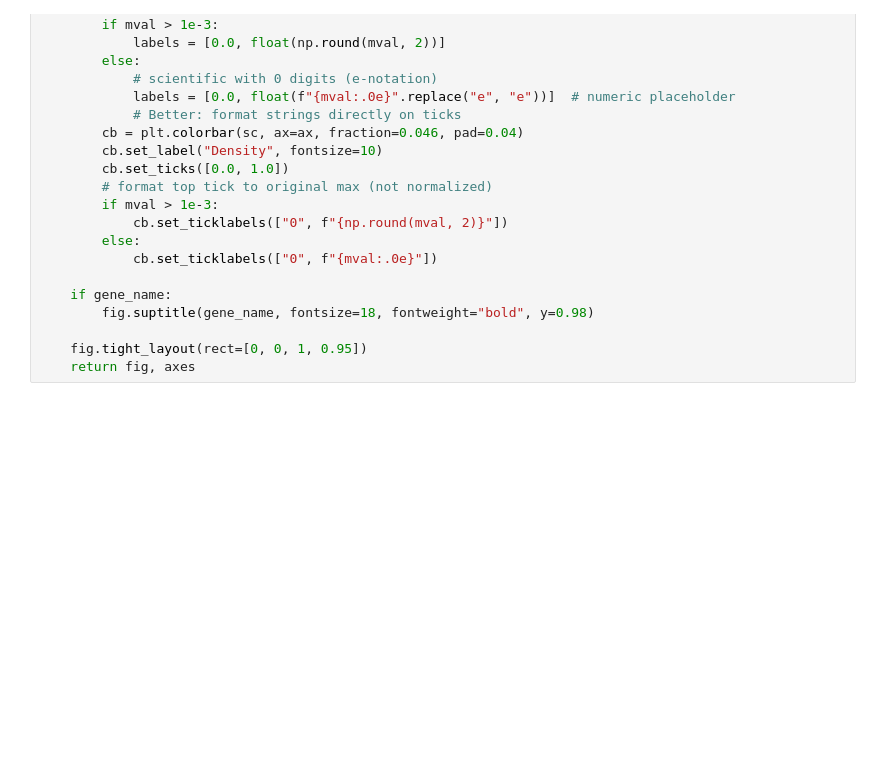
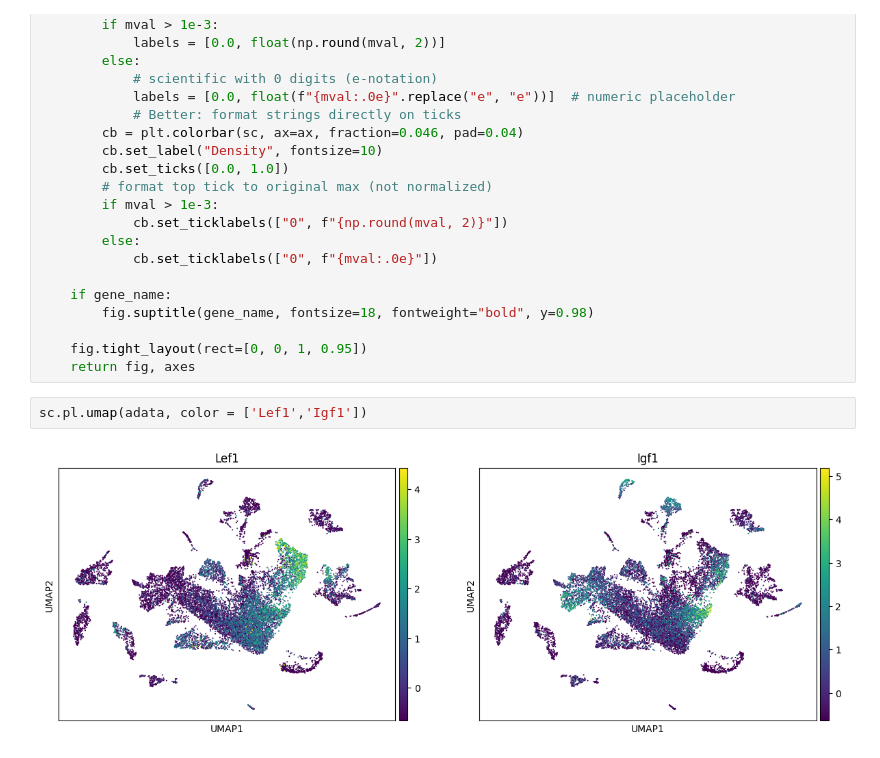
Before and after one commit to jassonmakkar/pylmd, a Jupyter notebook: pylmd/pylmd/Untitled1.ipynb, the cells around one changed output. Cells and saved outputs as stored; diff of their text form; blank space fills up the shorter version.

```diff
--- a/pylmd/pylmd/Untitled1.ipynb
+++ b/pylmd/pylmd/Untitled1.ipynb
@@ -757,6 +757,10 @@ def visualize_diffusion(
 
     fig.tight_layout(rect=[0, 0, 1, 0.95])
     return fig, axes
+# %%
+sc.pl.umap(adata, color = ['Lef1','Igf1'])
+# %% [output]
+[figure, added]
 # %%
 gene = 'Lef1'
 fig, axes = visualize_diffusion(
```
Also changed, not shown: parts of 24 cells of this notebook.
